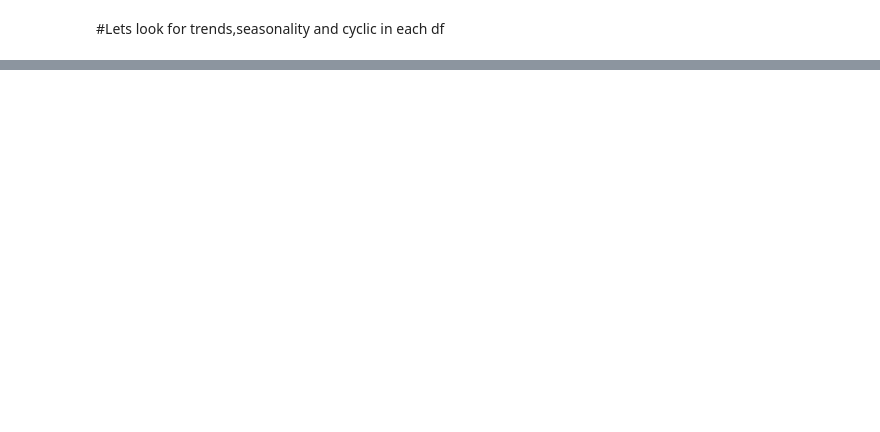
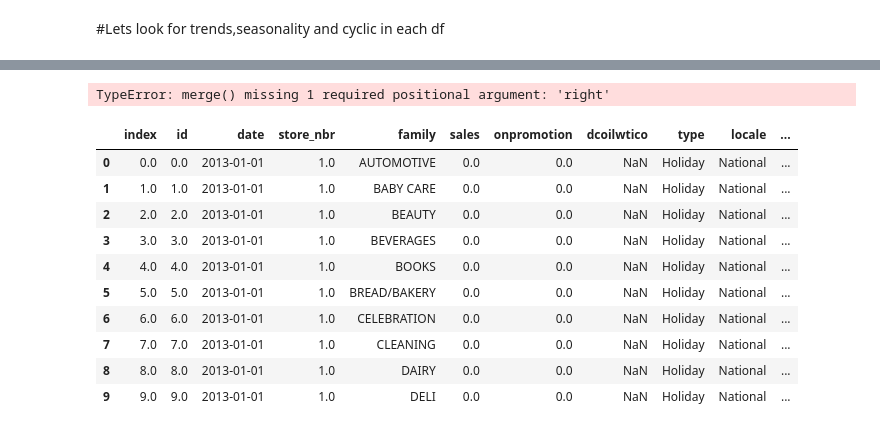
Before and after one commit to kwasichrappah/Time_series_analysis, a Jupyter notebook: sales_forecast.ipynb, the cells around one changed output, grey strips where cells are left out. Saved outputs shown, nothing was run; the diff lists cells and outputs as text; code cells hidden in the pictures; blank space fills up the shorter version.

```diff
--- a/sales_forecast.ipynb
+++ b/sales_forecast.ipynb
@@ -168,0 +254,21 @@ transact_df.head(10)
+# %%
+### Merging the sales and oil dataframes
+combined_df = pd.merge(sales_df, oil_df , on='date', how='left')
+# %% [output]
+TypeError: merge() missing 1 required positional argument: 'right'
+# %%
+### Merging the sales,holidays and oil dataframes
+combined_hso_df = pd.merge(combined_df, hdays_df , on='date', how='left')
+combined_hso_df.head(10)
+# %% [output]
+|  | index | id | date | store_nbr | family | sales | onpromotion | dcoilwtico | type | locale | ... |
+| 0 | 0.0 | 0.0 | 2013-01-01 | 1.0 | AUTOMOTIVE | 0.0 | 0.0 | NaN | Holiday | National | ... |
+| 1 | 1.0 | 1.0 | 2013-01-01 | 1.0 | BABY CARE | 0.0 | 0.0 | NaN | Holiday | National | ... |
+| 2 | 2.0 | 2.0 | 2013-01-01 | 1.0 | BEAUTY | 0.0 | 0.0 | NaN | Holiday | National | ... |
+| 3 | 3.0 | 3.0 | 2013-01-01 | 1.0 | BEVERAGES | 0.0 | 0.0 | NaN | Holiday | National | ... |
+| 4 | 4.0 | 4.0 | 2013-01-01 | 1.0 | BOOKS | 0.0 | 0.0 | NaN | Holiday | National | ... |
+| 5 | 5.0 | 5.0 | 2013-01-01 | 1.0 | BREAD/BAKERY | 0.0 | 0.0 | NaN | Holiday | National | ... |
+| 6 | 6.0 | 6.0 | 2013-01-01 | 1.0 | CELEBRATION | 0.0 | 0.0 | NaN | Holiday | National | ... |
+| 7 | 7.0 | 7.0 | 2013-01-01 | 1.0 | CLEANING | 0.0 | 0.0 | NaN | Holiday | National | ... |
+| 8 | 8.0 | 8.0 | 2013-01-01 | 1.0 | DAIRY | 0.0 | 0.0 | NaN | Holiday | National | ... |
+| 9 | 9.0 | 9.0 | 2013-01-01 | 1.0 | DELI | 0.0 | 0.0 | NaN | Holiday | National | ... |
```
Also changed, not shown: parts of 33 cells of this notebook.
